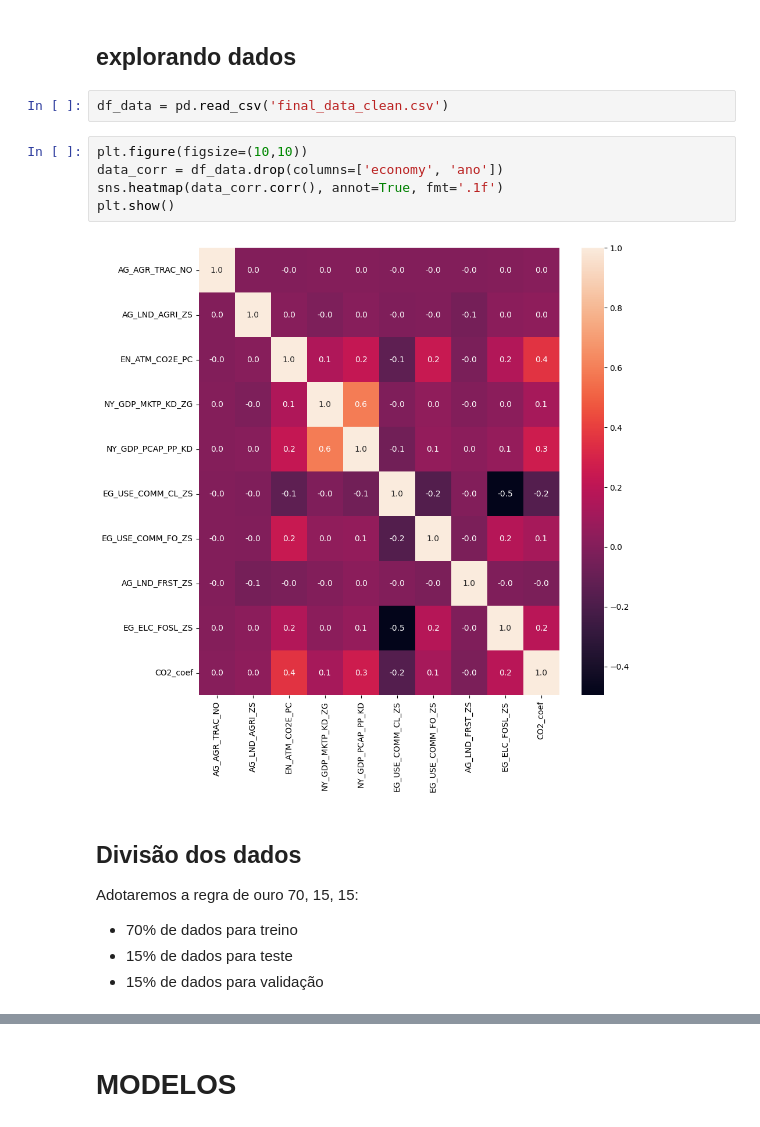
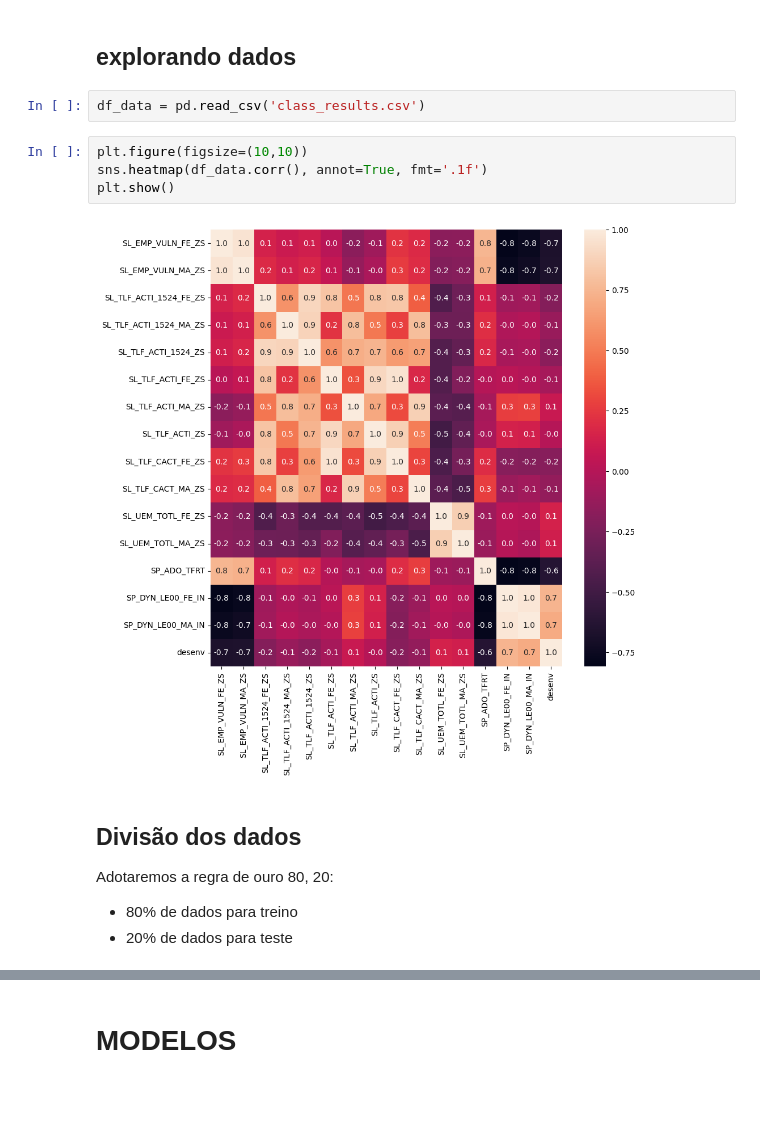
Before and after one commit to JonasFOliveira/ML-Final-Project, a Jupyter notebook: rede_neural.ipynb, the cells around one changed output, grey strips where cells are left out. Cells and saved outputs as stored; diff of their text form; blank space fills up the shorter version.

```diff
--- a/rede_neural.ipynb
+++ b/rede_neural.ipynb
@@ -8,20 +14,18 @@ import matplotlib.pyplot as plt
 # %% [markdown]
 ## explorando dados
 # %%
-df_data = pd.read_csv('final_data_clean.csv')
+df_data = pd.read_csv('class_results.csv')
 # %%
 plt.figure(figsize=(10,10))
-data_corr = df_data.drop(columns=['economy', 'ano'])
-sns.heatmap(data_corr.corr(), annot=True, fmt='.1f')
+sns.heatmap(df_data.corr(), annot=True, fmt='.1f')
 plt.show()
 # %% [output]
-[figure, old version]
+[figure, new version]
 # %% [markdown]
 ## Divisão dos dados
-Adotaremos a regra de ouro 70, 15, 15:
-- 70% de dados para treino
-- 15% de dados para teste
-- 15% de dados para validação
+Adotaremos a regra de ouro 80, 20:
+- 80% de dados para treino
+- 20% de dados para teste
 # %%
 class Data():
     def __init__(self, X_data, y_data_co2, y_data_coef,
```
Also changed, not shown: parts of 13 cells of this notebook, 3 other files.
